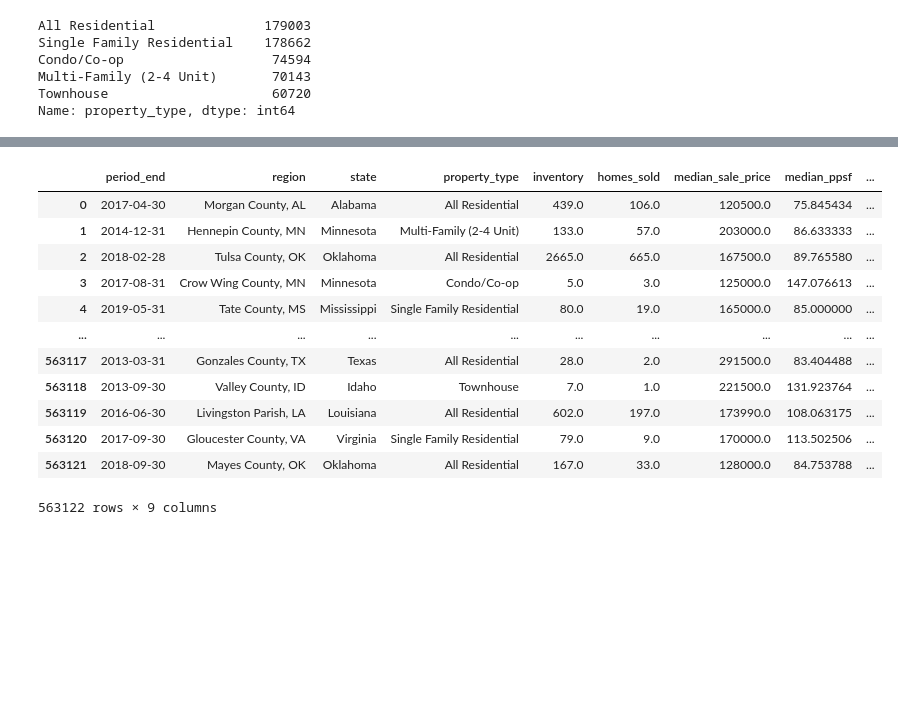
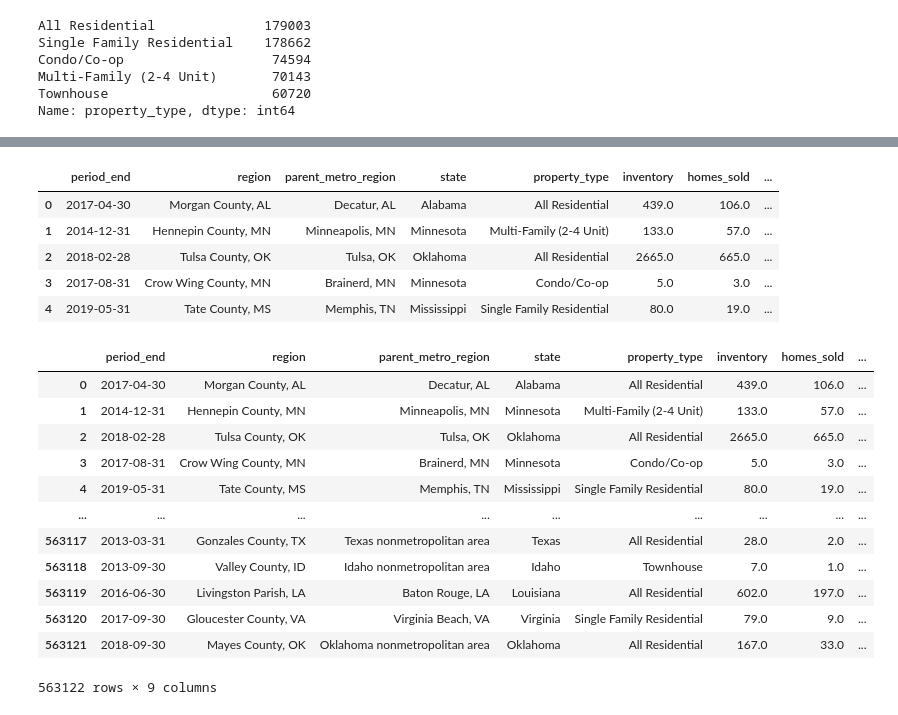
Before and after one commit to mbruns13/redfin_housing_data, a Jupyter notebook: housing_data.ipynb, the cells around one changed output, grey strips where cells are left out. Drawn from its saved outputs; the diff is of its cells as text; code cells hidden in the pictures; blank space fills up the shorter version.

```diff
--- a/housing_data.ipynb
+++ b/housing_data.ipynb
@@ -117,17 +84,28 @@ Name: inventory, Length: 563122, dtype: float64
 # %%
-county_df = raw_county_df[["period_end","region","state","property_type","inventory","homes_sold","median_sale_price","median_ppsf","parent_metro_region"]]
-county_df
+county_df = raw_county_df[["period_end","region","parent_metro_region","state","property_type","inventory","homes_sold","median_sale_price","median_ppsf"]]
+county_df.head()
 # %% [output]
-|  | period_end | region | state | property_type | inventory | homes_sold | median_sale_price | median_ppsf | ... |
-| 0 | 2017-04-30 | Morgan County, AL | Alabama | All Residential | 439.0 | 106.0 | 120500.0 | 75.845434 | ... |
-| 1 | 2014-12-31 | Hennepin County, MN | Minnesota | Multi-Family (2-4 Unit) | 133.0 | 57.0 | 203000.0 | 86.633333 | ... |
-| 2 | 2018-02-28 | Tulsa County, OK | Oklahoma | All Residential | 2665.0 | 665.0 | 167500.0 | 89.765580 | ... |
-| 3 | 2017-08-31 | Crow Wing County, MN | Minnesota | Condo/Co-op | 5.0 | 3.0 | 125000.0 | 147.076613 | ... |
-| 4 | 2019-05-31 | Tate County, MS | Mississippi | Single Family Residential | 80.0 | 19.0 | 165000.0 | 85.000000 | ... |
-| ... | ... | ... | ... | ... | ... | ... | ... | ... | ... |
-| 563117 | 2013-03-31 | Gonzales County, TX | Texas | All Residential | 28.0 | 2.0 | 291500.0 | 83.404488 | ... |
-| 563118 | 2013-09-30 | Valley County, ID | Idaho | Townhouse | 7.0 | 1.0 | 221500.0 | 131.923764 | ... |
-| 563119 | 2016-06-30 | Livingston Parish, LA | Louisiana | All Residential | 602.0 | 197.0 | 173990.0 | 108.063175 | ... |
-| 563120 | 2017-09-30 | Gloucester County, VA | Virginia | Single Family Residential | 79.0 | 9.0 | 170000.0 | 113.502506 | ... |
-| 563121 | 2018-09-30 | Mayes County, OK | Oklahoma | All Residential | 167.0 | 33.0 | 128000.0 | 84.753788 | ... |
+|  | period_end | region | parent_metro_region | state | property_type | inventory | homes_sold | ... |
+| 0 | 2017-04-30 | Morgan County, AL | Decatur, AL | Alabama | All Residential | 439.0 | 106.0 | ... |
+| 1 | 2014-12-31 | Hennepin County, MN | Minneapolis, MN | Minnesota | Multi-Family (2-4 Unit) | 133.0 | 57.0 | ... |
+| 2 | 2018-02-28 | Tulsa County, OK | Tulsa, OK | Oklahoma | All Residential | 2665.0 | 665.0 | ... |
+| 3 | 2017-08-31 | Crow Wing County, MN | Brainerd, MN | Minnesota | Condo/Co-op | 5.0 | 3.0 | ... |
+| 4 | 2019-05-31 | Tate County, MS | Memphis, TN | Mississippi | Single Family Residential | 80.0 | 19.0 | ... |
-563122 rows × 9 columns
+# %%
+# convert period_end to datetime
+county_df["period_end"] =  pd.to_datetime(county_df["period_end"])
+county_df
+# %% [output]
+|  | period_end | region | parent_metro_region | state | property_type | inventory | homes_sold | ... |
+| 0 | 2017-04-30 | Morgan County, AL | Decatur, AL | Alabama | All Residential | 439.0 | 106.0 | ... |
+| 1 | 2014-12-31 | Hennepin County, MN | Minneapolis, MN | Minnesota | Multi-Family (2-4 Unit) | 133.0 | 57.0 | ... |
+| 2 | 2018-02-28 | Tulsa County, OK | Tulsa, OK | Oklahoma | All Residential | 2665.0 | 665.0 | ... |
+| 3 | 2017-08-31 | Crow Wing County, MN | Brainerd, MN | Minnesota | Condo/Co-op | 5.0 | 3.0 | ... |
+| 4 | 2019-05-31 | Tate County, MS | Memphis, TN | Mississippi | Single Family Residential | 80.0 | 19.0 | ... |
+| ... | ... | ... | ... | ... | ... | ... | ... | ... |
+| 563117 | 2013-03-31 | Gonzales County, TX | Texas nonmetropolitan area | Texas | All Residential | 28.0 | 2.0 | ... |
+| 563118 | 2013-09-30 | Valley County, ID | Idaho nonmetropolitan area | Idaho | Townhouse | 7.0 | 1.0 | ... |
+| 563119 | 2016-06-30 | Livingston Parish, LA | Baton Rouge, LA | Louisiana | All Residential | 602.0 | 197.0 | ... |
+| 563120 | 2017-09-30 | Gloucester County, VA | Virginia Beach, VA | Virginia | Single Family Residential | 79.0 | 9.0 | ... |
+| 563121 | 2018-09-30 | Mayes County, OK | Oklahoma nonmetropolitan area | Oklahoma | All Residential | 167.0 | 33.0 | ... |
+563122 rows × 9 columns
```
Also changed, not shown: parts of 8 cells of this notebook, 4 other files.
